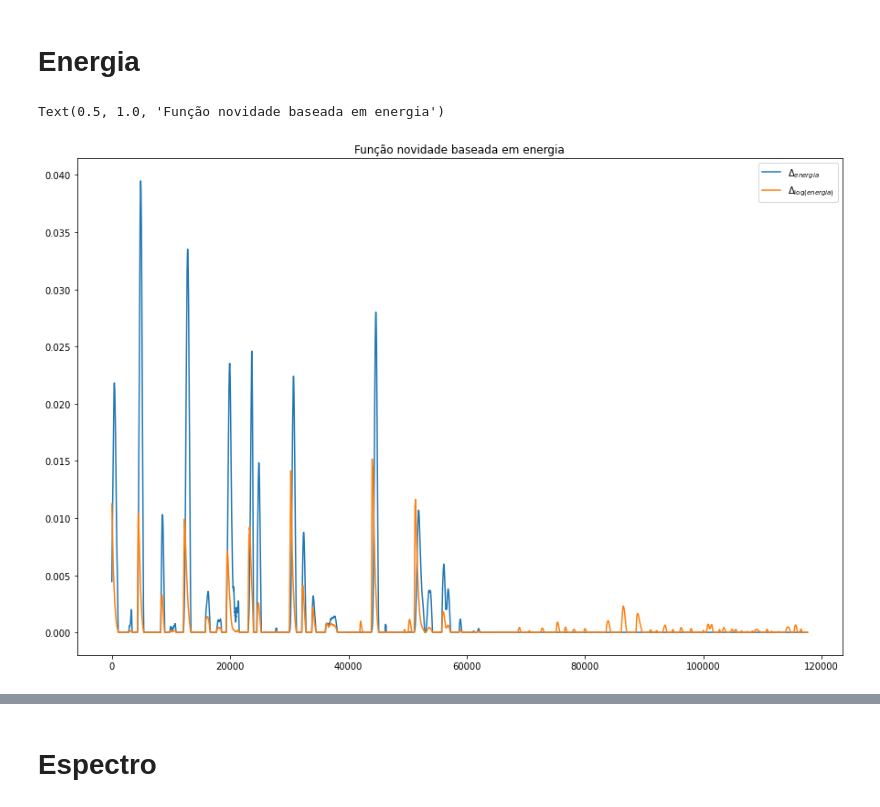
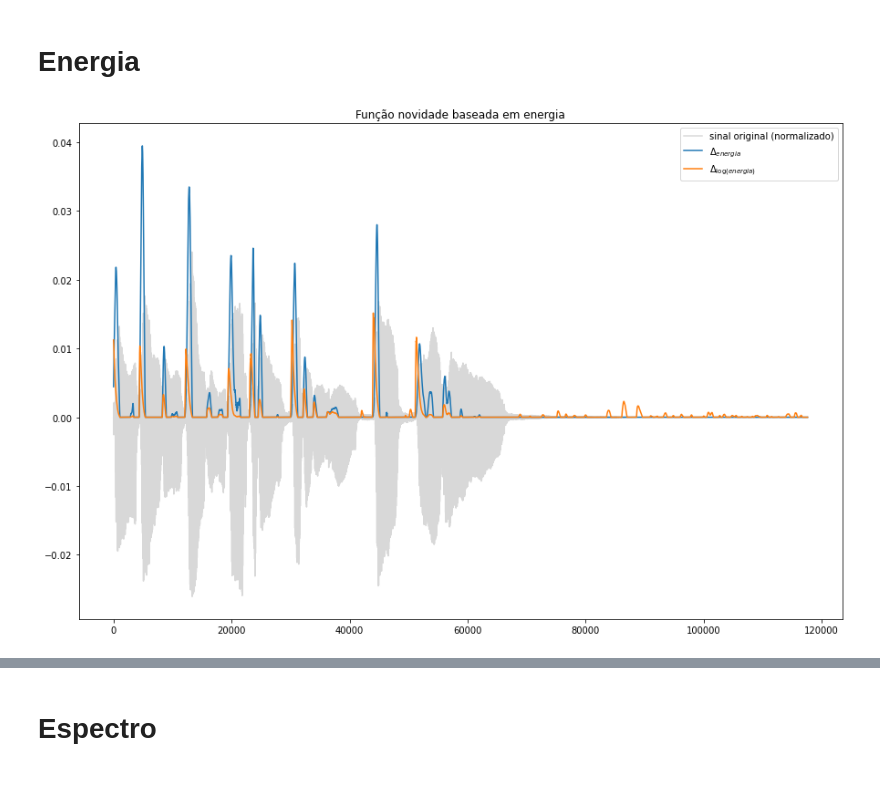
Before and after one commit to giovana-morais/blog_code, a Jupyter notebook: onset_detection/funcoes_novidade.ipynb, the cells around one changed output, grey strips where cells are left out. Saved outputs shown, nothing was run; the diff lists cells and outputs as text; code cells hidden in the pictures.

Commit message:
geração de novas imagens

```diff
--- a/onset_detection/funcoes_novidade.ipynb
+++ b/onset_detection/funcoes_novidade.ipynb
@@ -100,10 +113,11 @@ w = sp.signal.hann(N)
 nov_energia = novidade_energia(x, fs, w)
 nov_energia_log = novidade_energia(x, fs, w, log=True)
 # %%
+plt.plot(x/np.linalg.norm(x), 'gray', alpha=0.3, label="sinal original (normalizado)")
 plt.plot(nov_energia, label='$\Delta_{energia}$')
 plt.plot(nov_energia_log, label='$\Delta_{\log{(energia)}}$')
 plt.legend()
 plt.title('Função novidade baseada em energia')
+plt.savefig(os.path.join(dest_path, 'nov_energia.png'))
 # %% [output]
-Text(0.5, 1.0, 'Função novidade baseada em energia')
-[figure, old version]
+[figure, new version]
```
Also changed, not shown: parts of 5 cells of this notebook, 1 other file.
